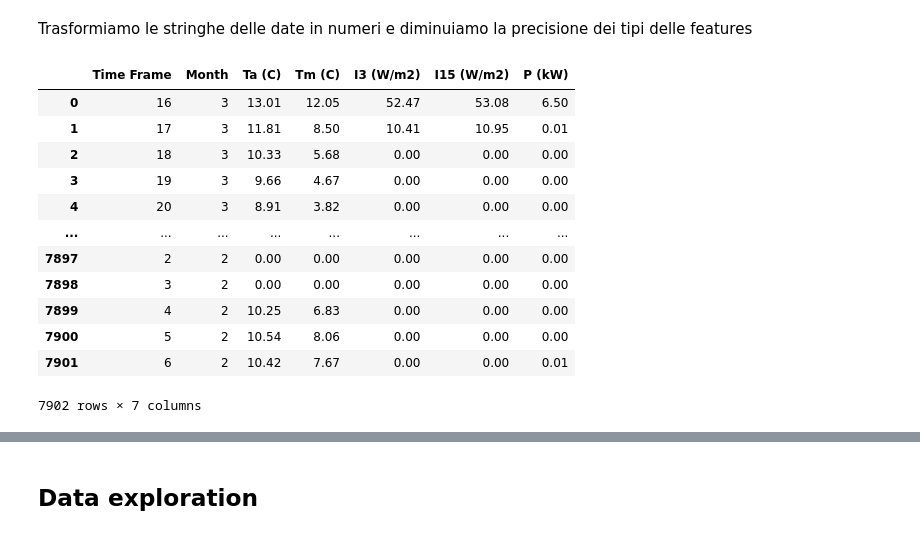
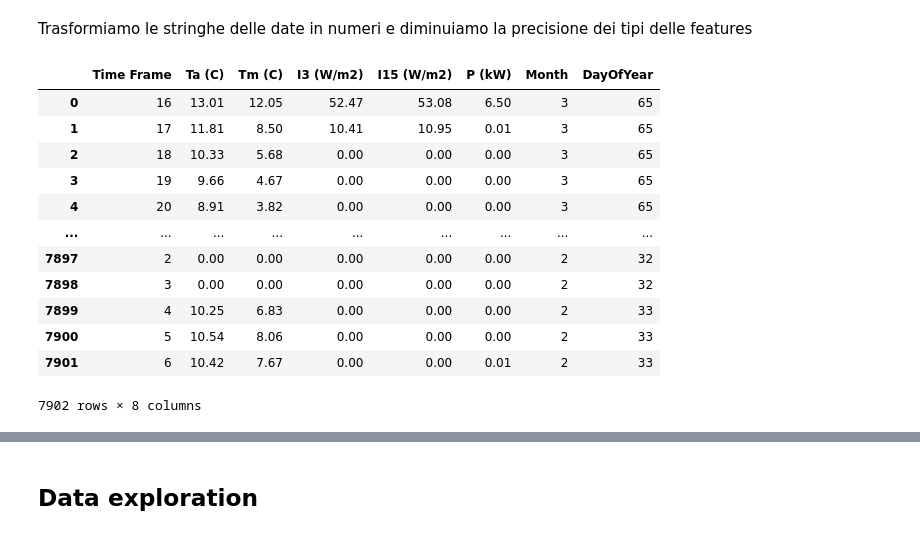
Before and after one commit to LorenzoRigoni/ML_Competition, a Jupyter notebook: Regression/Regression.ipynb, the cells around one changed output, grey strips where cells are left out. Drawn from its saved outputs; the diff is of its cells as text; code cells hidden in the pictures.

```diff
--- a/Regression/Regression.ipynb
+++ b/Regression/Regression.ipynb
@@ -57,33 +57,32 @@ Trasformiamo le stringhe delle date in numeri e diminuiamo la precisione dei tip
 # %%
 
 datetime_strings = dataframe['Date']
 
 # Converte tutte le stringhe in oggetti Timestamp
 datetimes = [pd.to_datetime(datetime, format='%m/%d/%y %I:%M %p') for datetime in datetime_strings]
 
 # Estrae alcune informazioni dagli oggetti Timestamp
 month = [datetime.month for datetime in datetimes]  # Meglio usare il mese se split temporale sequenziale
 df_month = pd.DataFrame(month, columns=['Month'])
-#yday = [datetime.timetuple().tm_yday for datetime in datetimes]
-#df_yday = pd.DataFrame(yday, columns=['DayOfYear'])
+yday = [datetime.timetuple().tm_yday for datetime in datetimes]
+df_yday = pd.DataFrame(yday, columns=['DayOfYear'])
 
 dataframe = dataframe.merge(df_month, left_index=True, right_index=True)
-#dataframe = dataframe.merge(df_yday, left_index=True, right_index=True)
+dataframe = dataframe.merge(df_yday, left_index=True, right_index=True)
 dataframe = dataframe.drop(columns=['Date'])
 
-dataframe = dataframe[['Time Frame', 'Month', 'Ta (C)', 'Tm (C)', 'I3 (W/m2)', 'I15 (W/m2)', 'P (kW)']]
 dataframe
 # %% [output]
-|  | Time Frame | Month | Ta (C) | Tm (C) | I3 (W/m2) | I15 (W/m2) | P (kW) |
-| 0 | 16 | 3 | 13.01 | 12.05 | 52.47 | 53.08 | 6.50 |
-| 1 | 17 | 3 | 11.81 | 8.50 | 10.41 | 10.95 | 0.01 |
-| 2 | 18 | 3 | 10.33 | 5.68 | 0.00 | 0.00 | 0.00 |
-| 3 | 19 | 3 | 9.66 | 4.67 | 0.00 | 0.00 | 0.00 |
-| 4 | 20 | 3 | 8.91 | 3.82 | 0.00 | 0.00 | 0.00 |
-| ... | ... | ... | ... | ... | ... | ... | ... |
-| 7897 | 2 | 2 | 0.00 | 0.00 | 0.00 | 0.00 | 0.00 |
-| 7898 | 3 | 2 | 0.00 | 0.00 | 0.00 | 0.00 | 0.00 |
-| 7899 | 4 | 2 | 10.25 | 6.83 | 0.00 | 0.00 | 0.00 |
-| 7900 | 5 | 2 | 10.54 | 8.06 | 0.00 | 0.00 | 0.00 |
-| 7901 | 6 | 2 | 10.42 | 7.67 | 0.00 | 0.00 | 0.01 |
+|  | Time Frame | Ta (C) | Tm (C) | I3 (W/m2) | I15 (W/m2) | P (kW) | Month | DayOfYear |
+| 0 | 16 | 13.01 | 12.05 | 52.47 | 53.08 | 6.50 | 3 | 65 |
+| 1 | 17 | 11.81 | 8.50 | 10.41 | 10.95 | 0.01 | 3 | 65 |
+| 2 | 18 | 10.33 | 5.68 | 0.00 | 0.00 | 0.00 | 3 | 65 |
+| 3 | 19 | 9.66 | 4.67 | 0.00 | 0.00 | 0.00 | 3 | 65 |
+| 4 | 20 | 8.91 | 3.82 | 0.00 | 0.00 | 0.00 | 3 | 65 |
+| ... | ... | ... | ... | ... | ... | ... | ... | ... |
+| 7897 | 2 | 0.00 | 0.00 | 0.00 | 0.00 | 0.00 | 2 | 32 |
+| 7898 | 3 | 0.00 | 0.00 | 0.00 | 0.00 | 0.00 | 2 | 32 |
+| 7899 | 4 | 10.25 | 6.83 | 0.00 | 0.00 | 0.00 | 2 | 33 |
+| 7900 | 5 | 10.54 | 8.06 | 0.00 | 0.00 | 0.00 | 2 | 33 |
+| 7901 | 6 | 10.42 | 7.67 | 0.00 | 0.00 | 0.01 | 2 | 33 |
-7902 rows × 7 columns
+7902 rows × 8 columns
```
Also changed, not shown: parts of 37 cells of this notebook, 3 other files.
